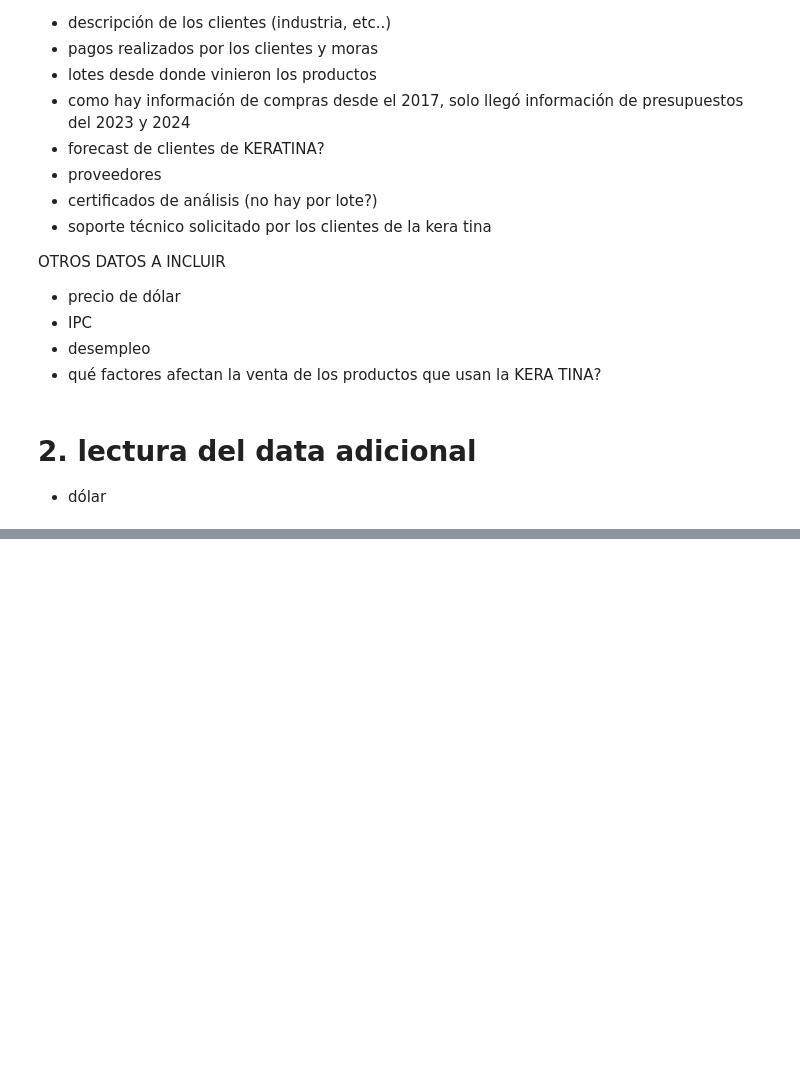
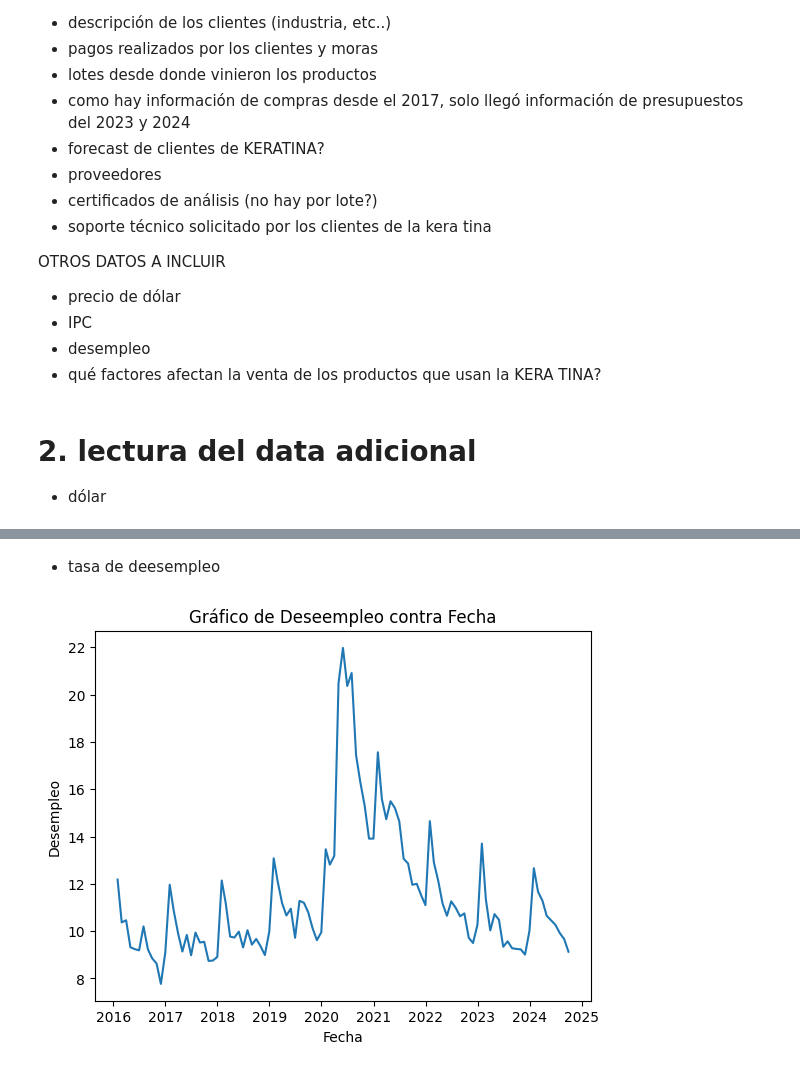
Before and after one commit to jaimereinoso2/SUMIQUIM_PILOTO, a Jupyter notebook: v1/app.ipynb, the cells around one changed output, grey strips where cells are left out. Cells and saved outputs as stored; diff of their text form; code cells hidden in the pictures; blank space fills up the shorter version.

```diff
--- a/v1/app.ipynb
+++ b/v1/app.ipynb
@@ -85,0 +109,4 @@ dfd.head()
+# %%
+dfdes = pd.read_excel('../Data Original/Desempleo.xlsx')
+dfdes = dfdes[dfdes['Fecha']>='2016-01-01']
+dfdes
@@ -85,0 +136,10 @@ dfd.head()
+# %% [markdown]
+* tasa de deesempleo
+# %%
+sns.lineplot(data=dfdes, x='Fecha', y='Desempleo')
+plt.title('Gráfico de Deseempleo contra Fecha')
+plt.xlabel('Fecha')
+plt.ylabel('Desempleo')
+plt.show()
+# %% [output]
+[figure, added]
```
Also changed, not shown: parts of 12 cells of this notebook, 1 other file.
